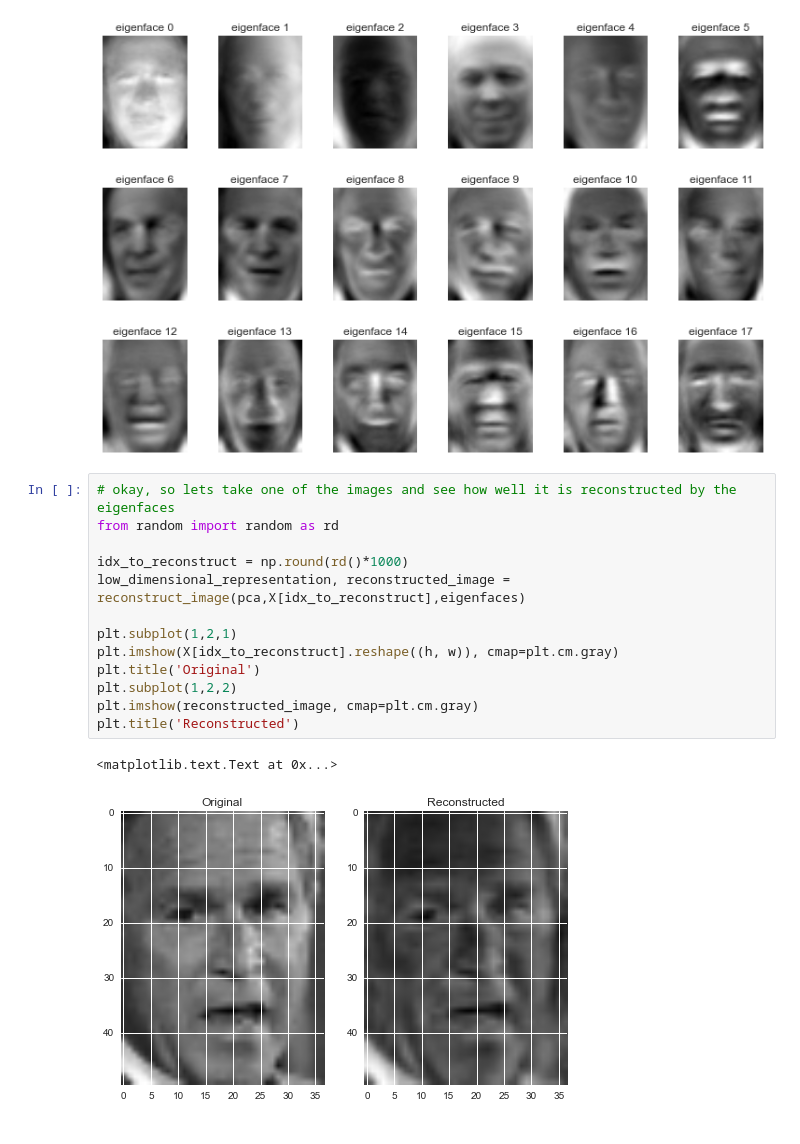
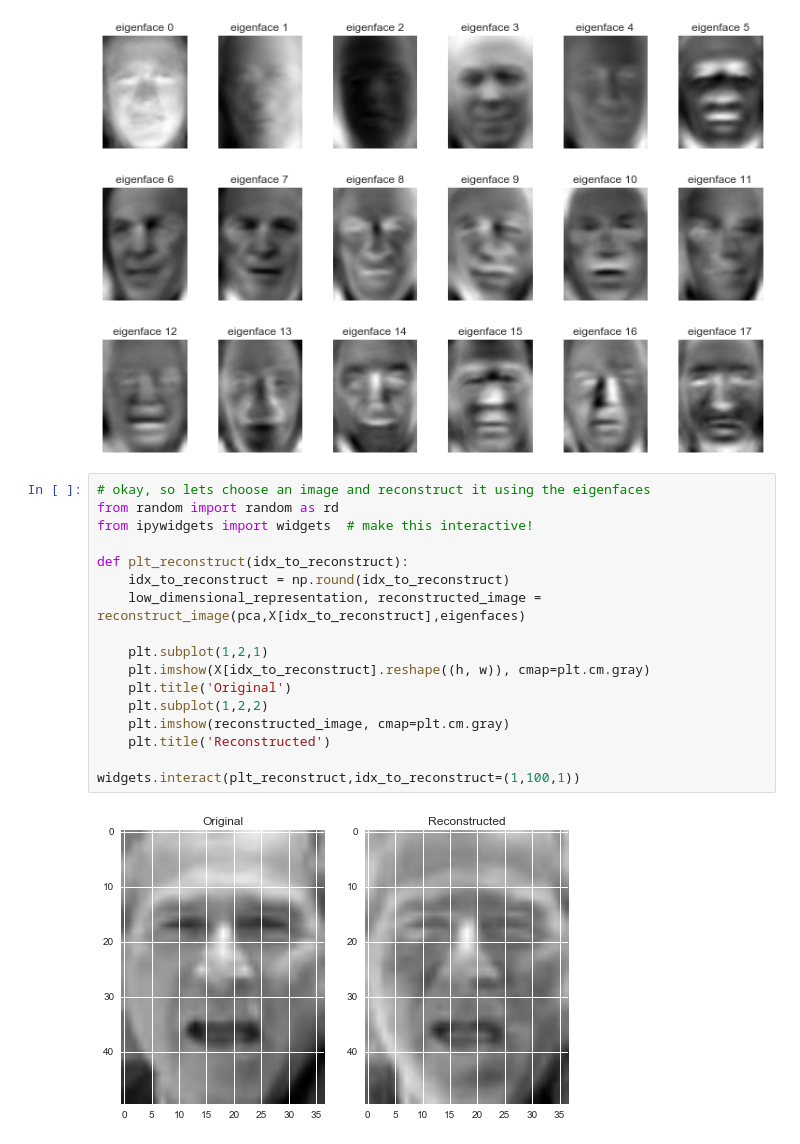
Before and after one commit to eclarson/DataMiningNotebooks, a Jupyter notebook: 03. Dimension Reduction.ipynb, the cells around one changed output. Cells and saved outputs as stored; diff of their text form.

```diff
--- a/03. Dimension Reduction.ipynb
+++ b/03. Dimension Reduction.ipynb
@@ -249,18 +251,21 @@ plot_gallery(eigenfaces, eigenface_titles, h, w)
 # %% [output]
 [figure]
 # %%
-# okay, so lets take one of the images and see how well it is reconstructed by the eigenfaces
+# okay, so lets choose an image and reconstruct it using the eigenfaces
 from random import random as rd
+from ipywidgets import widgets  # make this interactive!
 
-idx_to_reconstruct = np.round(rd()*1000)
-low_dimensional_representation, reconstructed_image = reconstruct_image(pca,X[idx_to_reconstruct],eigenfaces)
+def plt_reconstruct(idx_to_reconstruct):
+    idx_to_reconstruct = np.round(idx_to_reconstruct)
+    low_dimensional_representation, reconstructed_image = reconstruct_image(pca,X[idx_to_reconstruct],eigenfaces)
 
-plt.subplot(1,2,1)
-plt.imshow(X[idx_to_reconstruct].reshape((h, w)), cmap=plt.cm.gray)
-plt.title('Original')
-plt.subplot(1,2,2)
-plt.imshow(reconstructed_image, cmap=plt.cm.gray)
-plt.title('Reconstructed')
+    plt.subplot(1,2,1)
+    plt.imshow(X[idx_to_reconstruct].reshape((h, w)), cmap=plt.cm.gray)
+    plt.title('Original')
+    plt.subplot(1,2,2)
+    plt.imshow(reconstructed_image, cmap=plt.cm.gray)
+    plt.title('Reconstructed')
+
+widgets.interact(plt_reconstruct,idx_to_reconstruct=(1,100,1))
 # %% [output]
-<matplotlib.text.Text at 0x...>
-[figure, old version]
+[figure, new version]
```
Also changed, not shown: parts of 11 cells of this notebook, 3 other files.
